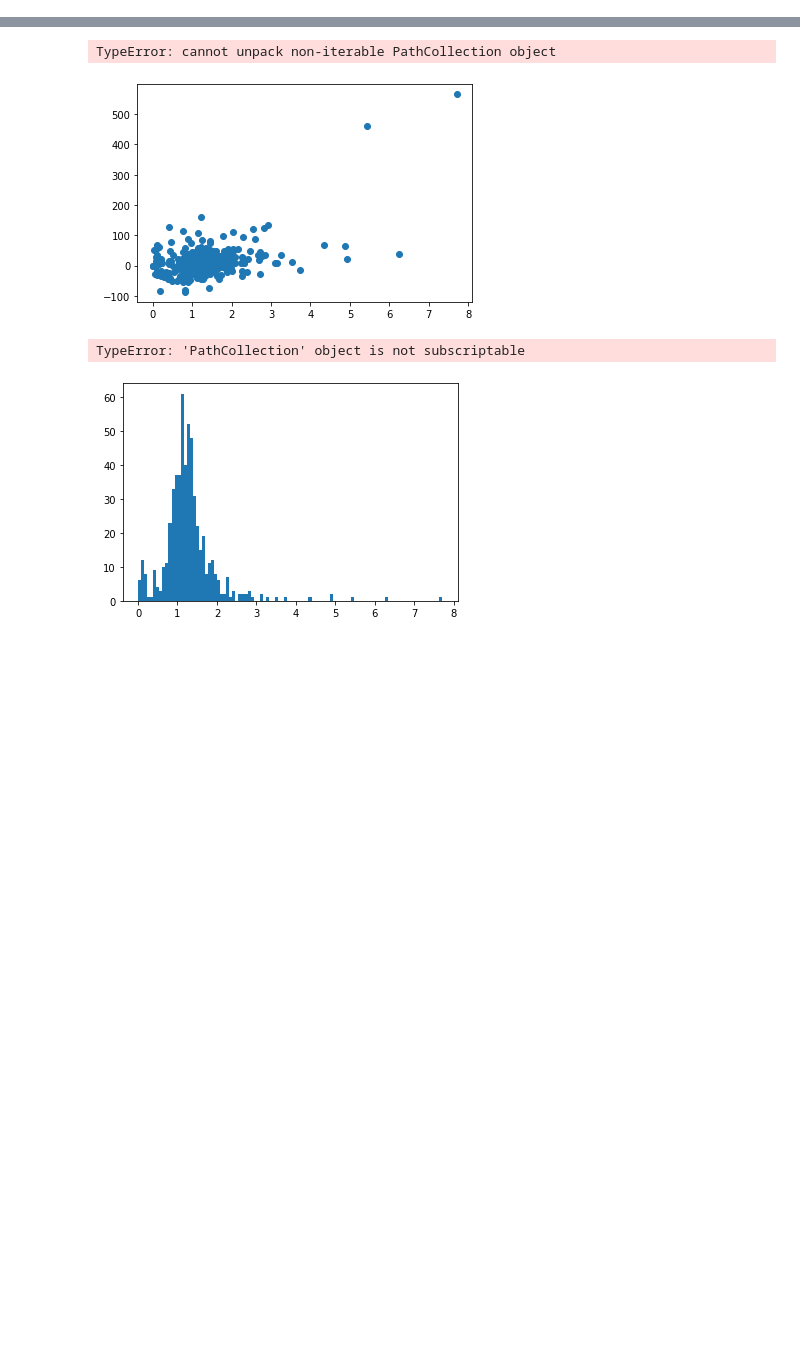
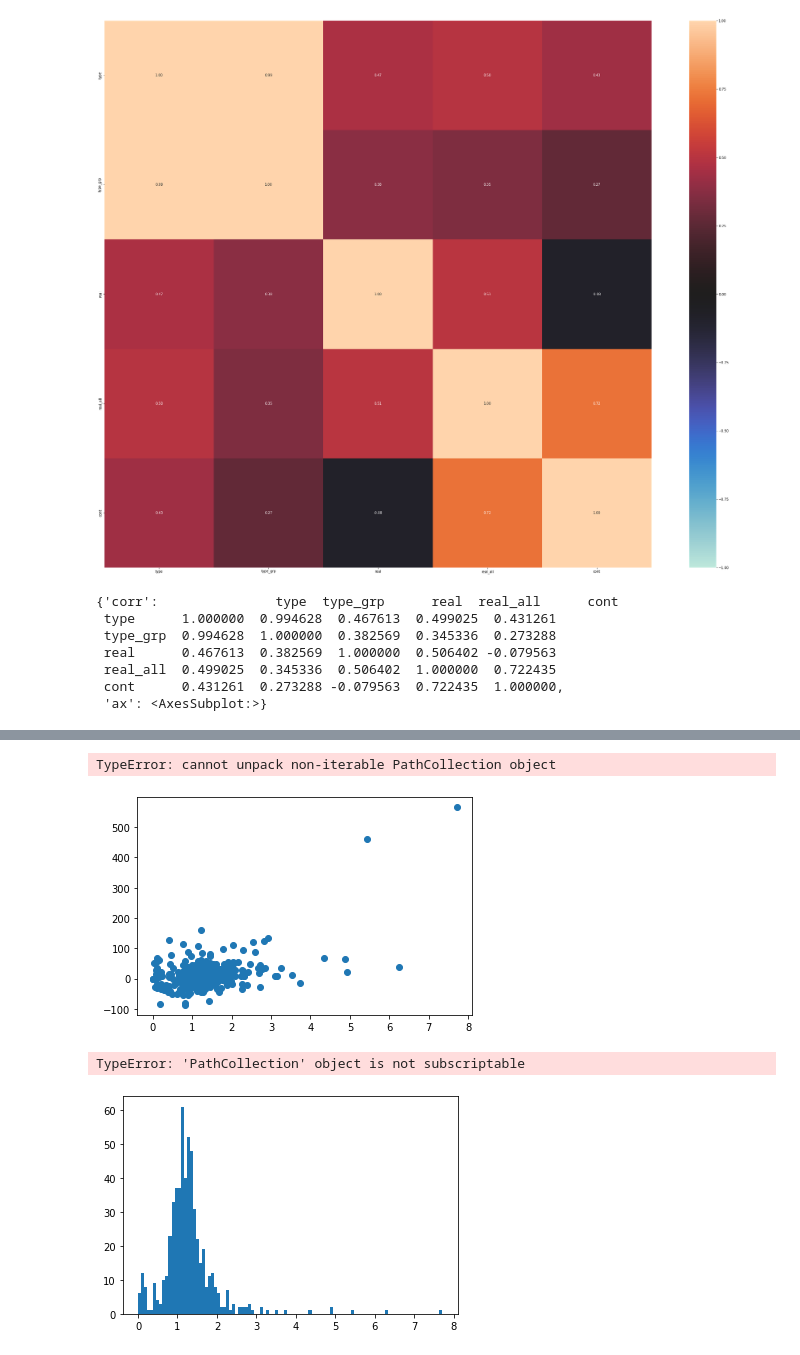
Before and after one commit to Mr-Maxraw/cfo-parser, a Jupyter notebook: counting/cold_water.ipynb, the cells around one changed output, grey strips where cells are left out. Drawn from its saved outputs; the diff is of its cells as text; code cells hidden in the pictures; blank space fills up the shorter version.

```diff
--- a/counting/cold_water.ipynb
+++ b/counting/cold_water.ipynb
@@ -29,0 +33,11 @@ res
+# %%
+associations(res[['type', 'type_grp', 'real', 'real_all', 'cont']])
+# %% [output]
+[figure, added]
+{'corr':               type  type_grp      real  real_all      cont
+ type      1.000000  0.994628  0.467613  0.499025  0.431261
+ type_grp  0.994628  1.000000  0.382569  0.345336  0.273288
+ real      0.467613  0.382569  1.000000  0.506402 -0.079563
+ real_all  0.499025  0.345336  0.506402  1.000000  0.722435
+ cont      0.431261  0.273288 -0.079563  0.722435  1.000000,
+ 'ax': <AxesSubplot:>}
```
Also changed, not shown: parts of 23 cells of this notebook.
